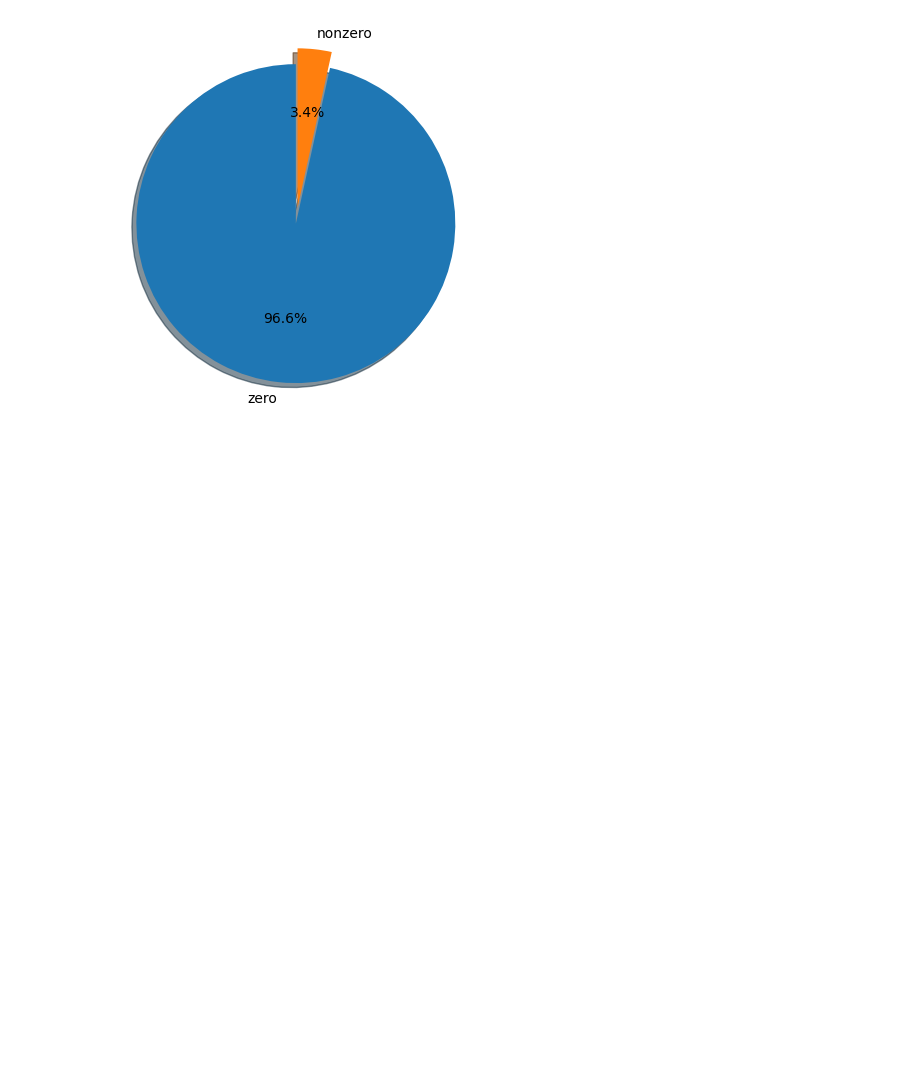
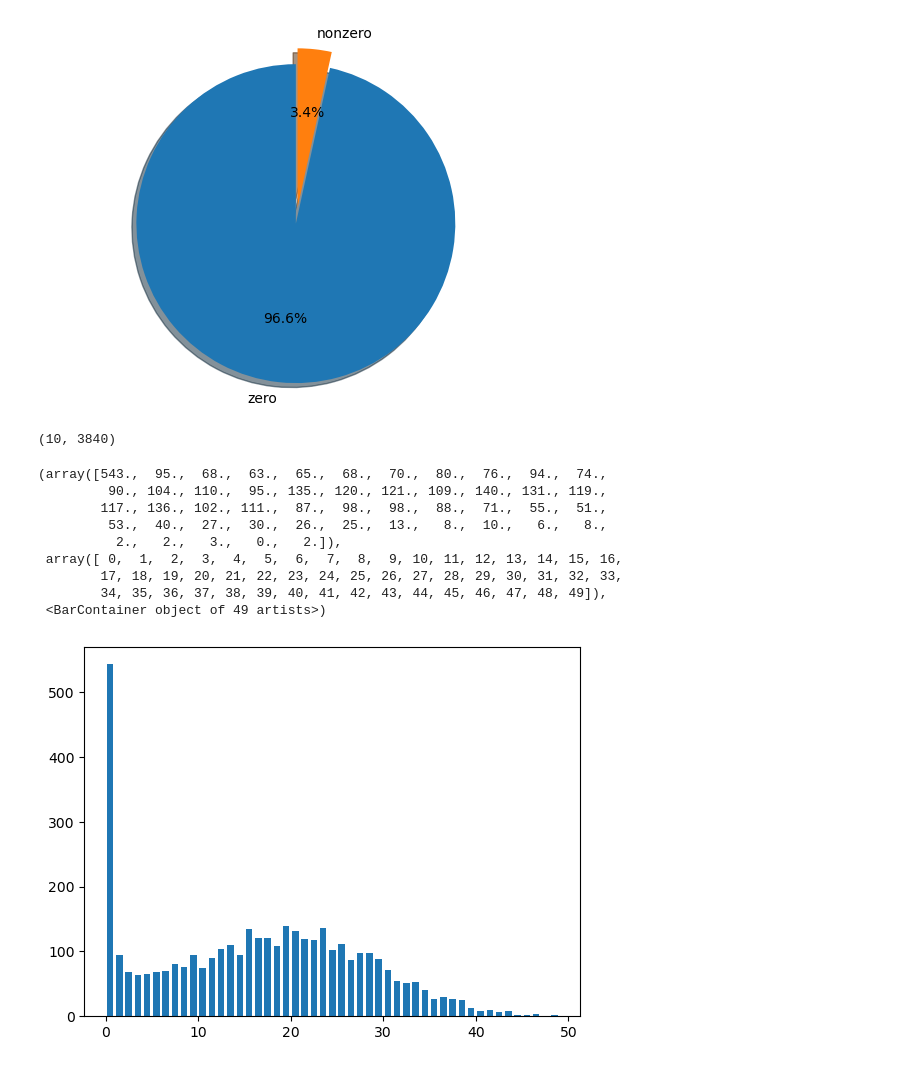
Before and after one commit to zhaobenyan51129/Robustness, a Jupyter notebook: debug/ourmodel.ipynb, the cells around one changed output. Drawn from its saved outputs; the diff is of its cells as text; code cells hidden in the pictures; blank space fills up the shorter version.

```diff
--- a/debug/ourmodel.ipynb
+++ b/debug/ourmodel.ipynb
@@ -184,3 +155,34 @@ plt.savefig('lgn_spike.jpg')
 plt.show()
 # %% [output]
 [figure]
+# %%
+#读取输出
+def read_output(file_name):
+    output=os.path.basename(file_name).split('.')[0].split('_')[0] #fr or lgn
+    if output=='fr':
+        with np.load(file_name) as f:
+            fr=f['fr']
+        return fr
+    else :#output=='lgn'
+        with np.load(file_name) as f:
+            lgn=f['lgn']
+        return lgn
+# %%
+fr=read_output('/home/zhaobenyan/dataset/output/grating_32x32/contrast10/fr_time5.npz')
+# %%
+print(np.array(fr).shape)
+# %% [output]
+(10, 3840)
+# %%
+plt.hist(fr[0],bins=np.arange(0,50,1),rwidth=0.7)
+# %% [output]
+(array([543.,  95.,  68.,  63.,  65.,  68.,  70.,  80.,  76.,  94.,  74.,
+         90., 104., 110.,  95., 135., 120., 121., 109., 140., 131., 119.,
+        117., 136., 102., 111.,  87.,  98.,  98.,  88.,  71.,  55.,  51.,
+         53.,  40.,  27.,  30.,  26.,  25.,  13.,   8.,  10.,   6.,   8.,
+          2.,   2.,   3.,   0.,   2.]),
+ array([ 0,  1,  2,  3,  4,  5,  6,  7,  8,  9, 10, 11, 12, 13, 14, 15, 16,
+        17, 18, 19, 20, 21, 22, 23, 24, 25, 26, 27, 28, 29, 30, 31, 32, 33,
+        34, 35, 36, 37, 38, 39, 40, 41, 42, 43, 44, 45, 46, 47, 48, 49]),
+ <BarContainer object of 49 artists>)
+[figure, added]
```
Also changed, not shown: parts of 12 cells of this notebook, 30 other files.
